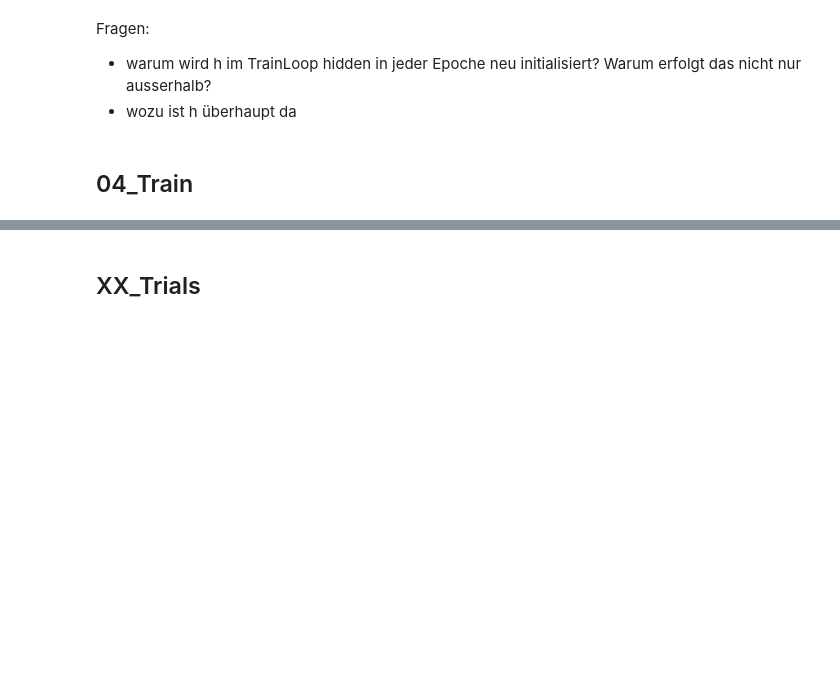
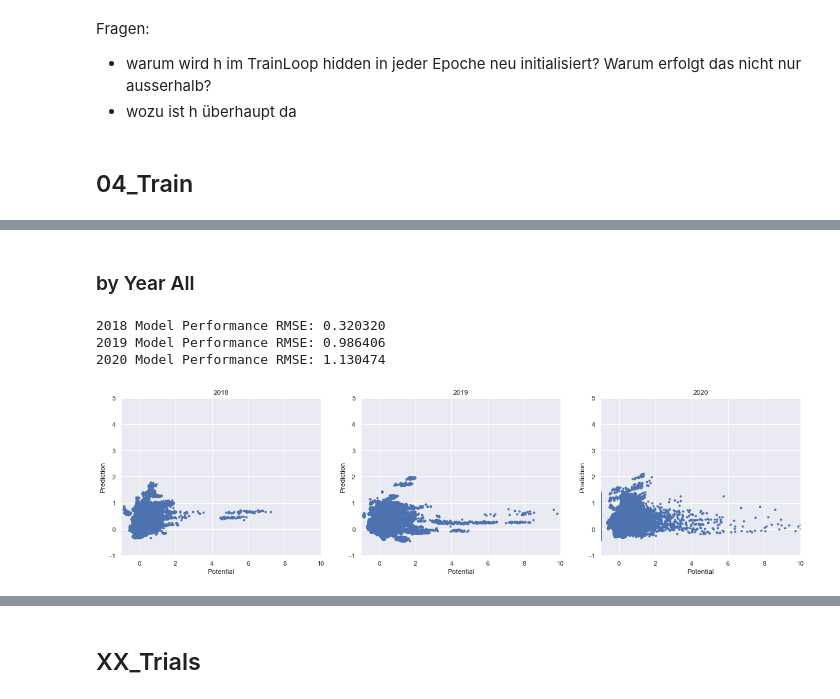
Before and after one commit to HansjoergW/bfh_mt_hs2020_robo_advisor, a Jupyter notebook: 05_train_with_history_gru.ipynb, the cells around one changed output, grey strips where cells are left out. Saved outputs shown, nothing was run; the diff lists cells and outputs as text; code cells hidden in the pictures; blank space fills up the shorter version.

```diff
--- a/05_train_with_history_gru.ipynb
+++ b/05_train_with_history_gru.ipynb
@@ -555,0 +687,18 @@ plt.plot(avg_loss_list)
+# %% [markdown]
+### by Year All
+# %%
+df_2018 = df_predicted_pd[(df_predicted_pd.close_year == 2018)]
+df_2019 = df_predicted_pd[(df_predicted_pd.close_year == 2019)]
+df_2020 = df_predicted_pd[(df_predicted_pd.close_year == 2020)]
+# %%
+print("2018 Model Performance RMSE: %f" % calc_rsme(df_2018))
+print("2019 Model Performance RMSE: %f" % calc_rsme(df_2019))
+print("2020 Model Performance RMSE: %f" % calc_rsme(df_2020))
+# %% [output]
+2018 Model Performance RMSE: 0.320320
+2019 Model Performance RMSE: 0.986406
+2020 Model Performance RMSE: 1.130474
+# %%
+draw_scatter([df_2018, df_2019,df_2020],['2018','2019','2020'])
+# %% [output]
+[figure, added]
```
Also changed, not shown: parts of 30 cells of this notebook.
